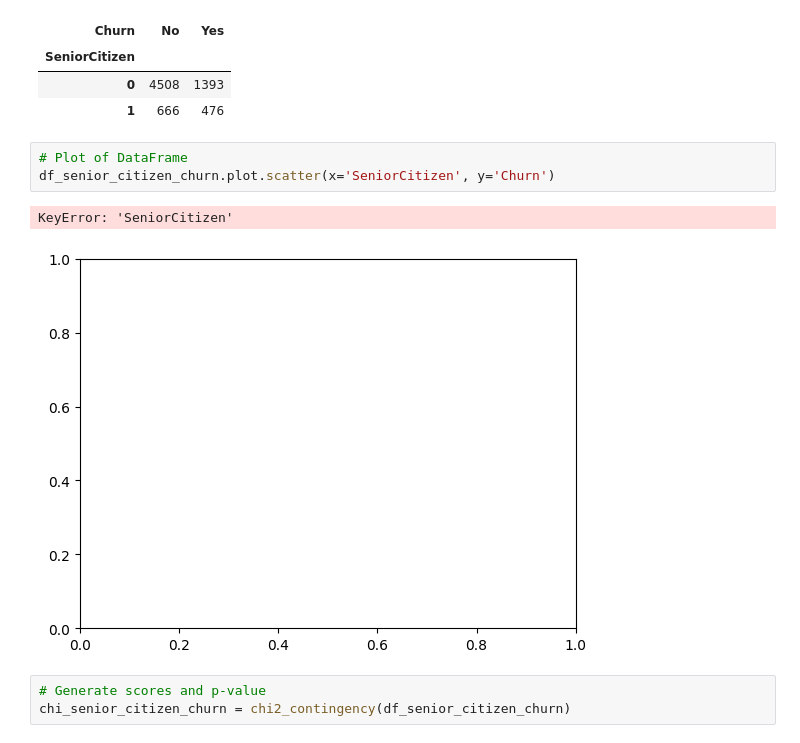
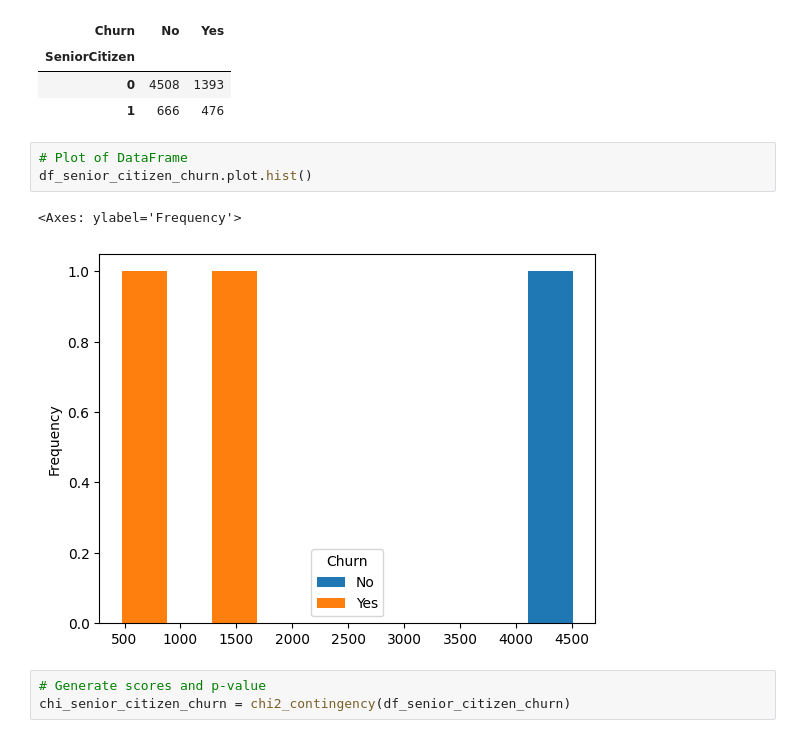
Before and after one commit to gjovs/rockeatseat_ia_track, a Jupyter notebook: eda/eda_churn.ipynb, the cells around one changed output. Cells and saved outputs as stored; diff of their text form.

```diff
--- a/eda/eda_churn.ipynb
+++ b/eda/eda_churn.ipynb
@@ -886,10 +886,10 @@ df_senior_citizen_churn
 | 1 | 666 | 476 |
 # %%
 # Plot of DataFrame
-df_senior_citizen_churn.plot.scatter(x='SeniorCitizen', y='Churn')
+df_senior_citizen_churn.plot.hist()
 # %% [output]
-KeyError: 'SeniorCitizen'
+<Axes: ylabel='Frequency'>
-[figure, old version]
+[figure, new version]
 # %%
 # Generate scores and p-value
 chi_senior_citizen_churn = chi2_contingency(df_senior_citizen_churn)
```
Also changed, not shown: parts of 8 cells of this notebook.
